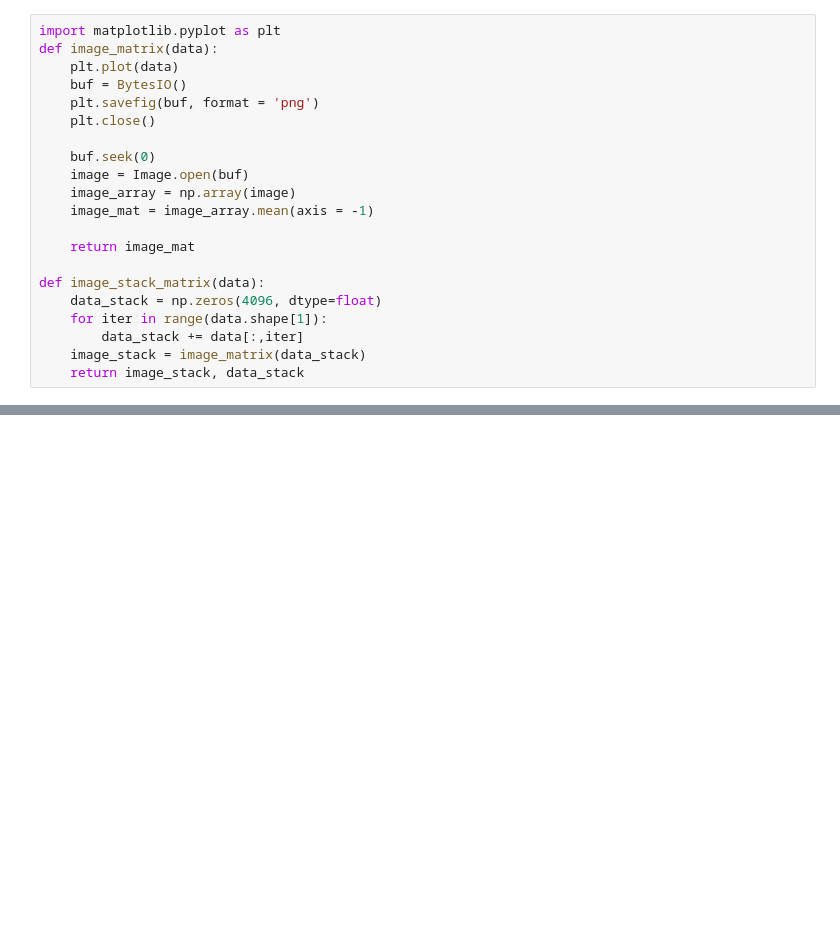
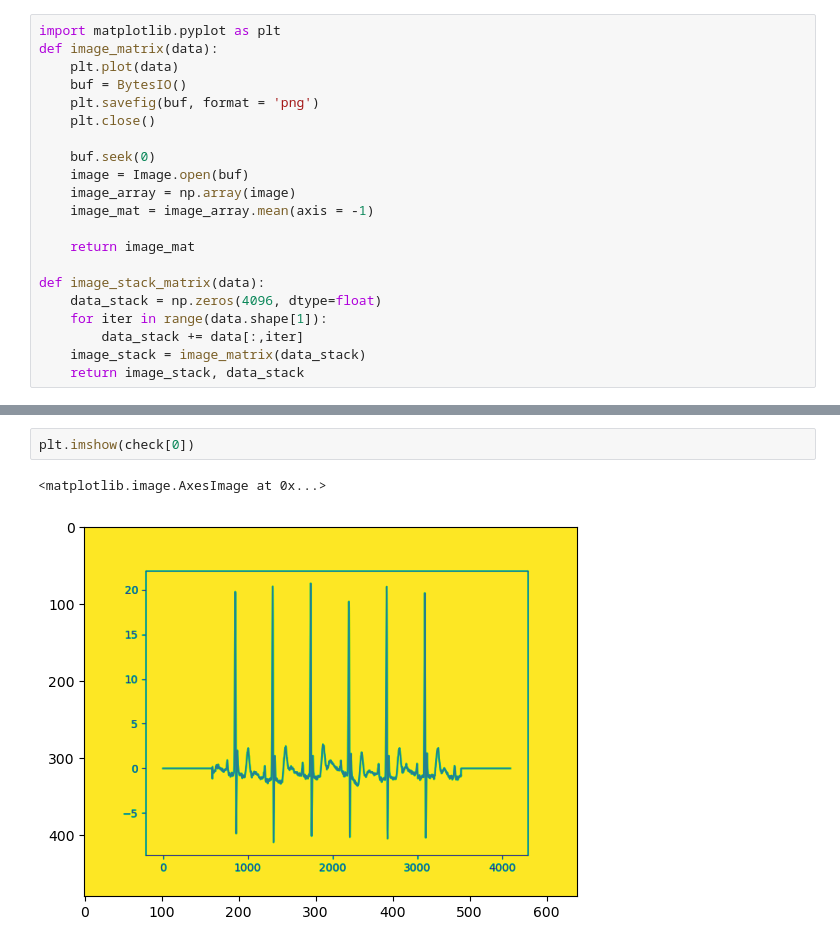
Before and after one commit to bloodykunu39/ECG_ML, a Jupyter notebook: MAIN/zenodo_data/data_analysis_big.ipynb, the cells around one changed output, grey strips where cells are left out. Cells and saved outputs as stored; diff of their text form; blank space fills up the shorter version.

```diff
--- a/MAIN/zenodo_data/data_analysis_big.ipynb
+++ b/MAIN/zenodo_data/data_analysis_big.ipynb
@@ -495,0 +521,5 @@ del data_1dAVB
+# %%
+plt.imshow(check[0])
+# %% [output]
+<matplotlib.image.AxesImage at 0x...>
+[figure, added]
```
Also changed, not shown: parts of 5 cells of this notebook.
